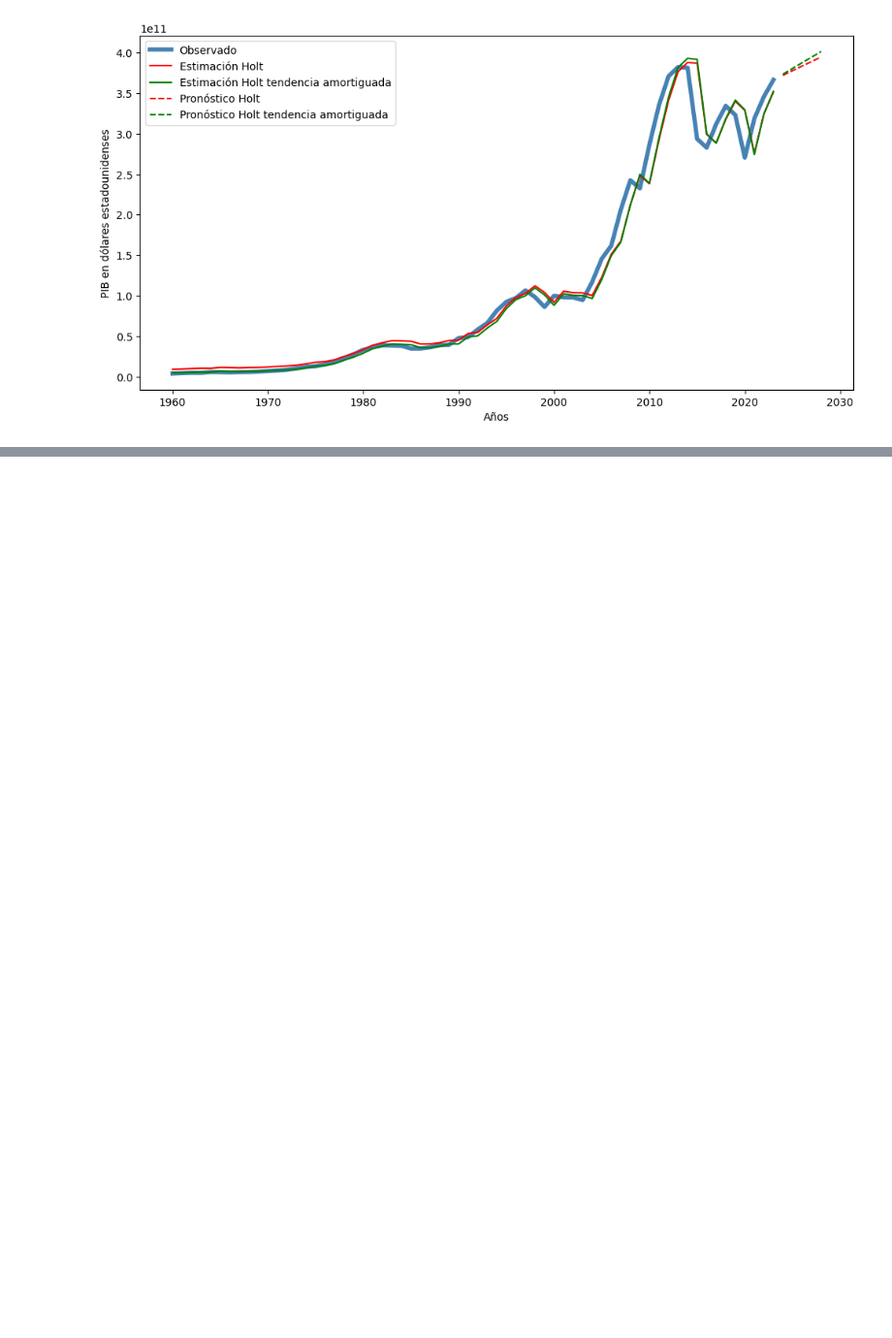
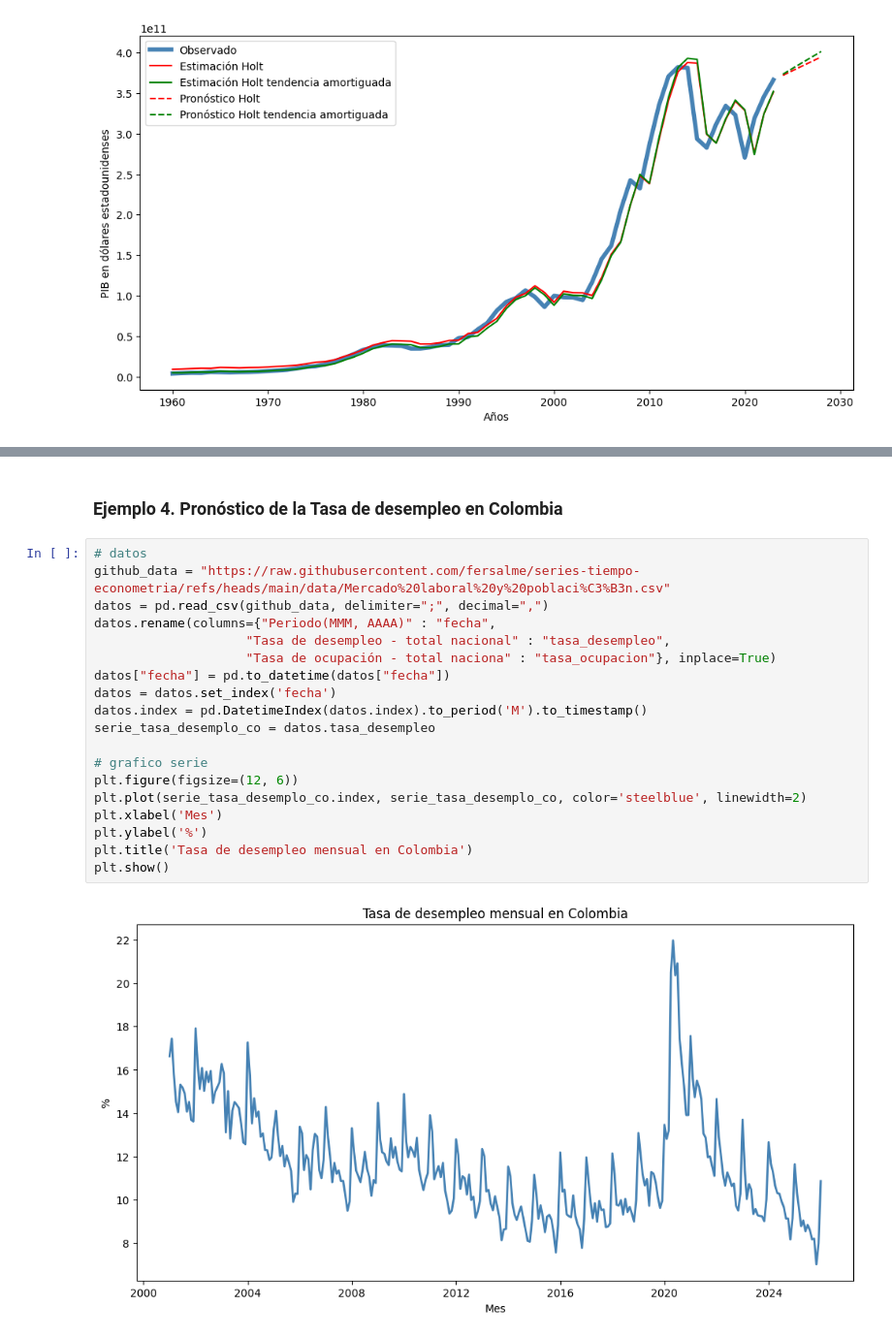
Before and after one commit to fersalme/regresion-lineal-series-tiempo, a Jupyter notebook: 05-suavizacion-pronostico/01-ejercicios-ETS-Python.ipynb, the cells around one changed output, grey strips where cells are left out. Shown at 97% size. Cells and saved outputs as stored; diff of their text form; blank space fills up the shorter version.

```diff
--- a/05-suavizacion-pronostico/01-ejercicios-ETS-Python.ipynb
+++ b/05-suavizacion-pronostico/01-ejercicios-ETS-Python.ipynb
@@ -285,0 +422,23 @@ $$
+# %% [markdown]
+### Ejemplo 4. Pronóstico de la Tasa de desempleo en Colombia
+# %%
+# datos
+github_data = "https://raw.githubusercontent.com/fersalme/series-tiempo-econometria/refs/heads/main/data/Mercado%20laboral%20y%20poblaci%C3%B3n.csv"
+datos = pd.read_csv(github_data, delimiter=";", decimal=",")
+datos.rename(columns={"Periodo(MMM, AAAA)" : "fecha",
+                    "Tasa de desempleo - total nacional" : "tasa_desempleo",
+                    "Tasa de ocupación - total naciona" : "tasa_ocupacion"}, inplace=True)
+datos["fecha"] = pd.to_datetime(datos["fecha"])
+datos = datos.set_index('fecha')
+datos.index = pd.DatetimeIndex(datos.index).to_period('M').to_timestamp()
+serie_tasa_desemplo_co = datos.tasa_desempleo
+
+# grafico serie
+plt.figure(figsize=(12, 6))
+plt.plot(serie_tasa_desemplo_co.index, serie_tasa_desemplo_co, color='steelblue', linewidth=2)
+plt.xlabel('Mes')
+plt.ylabel('%')
+plt.title('Tasa de desempleo mensual en Colombia')
+plt.show()
+# %% [output]
+[figure, added]
```
Also changed, not shown: parts of 29 cells of this notebook.
